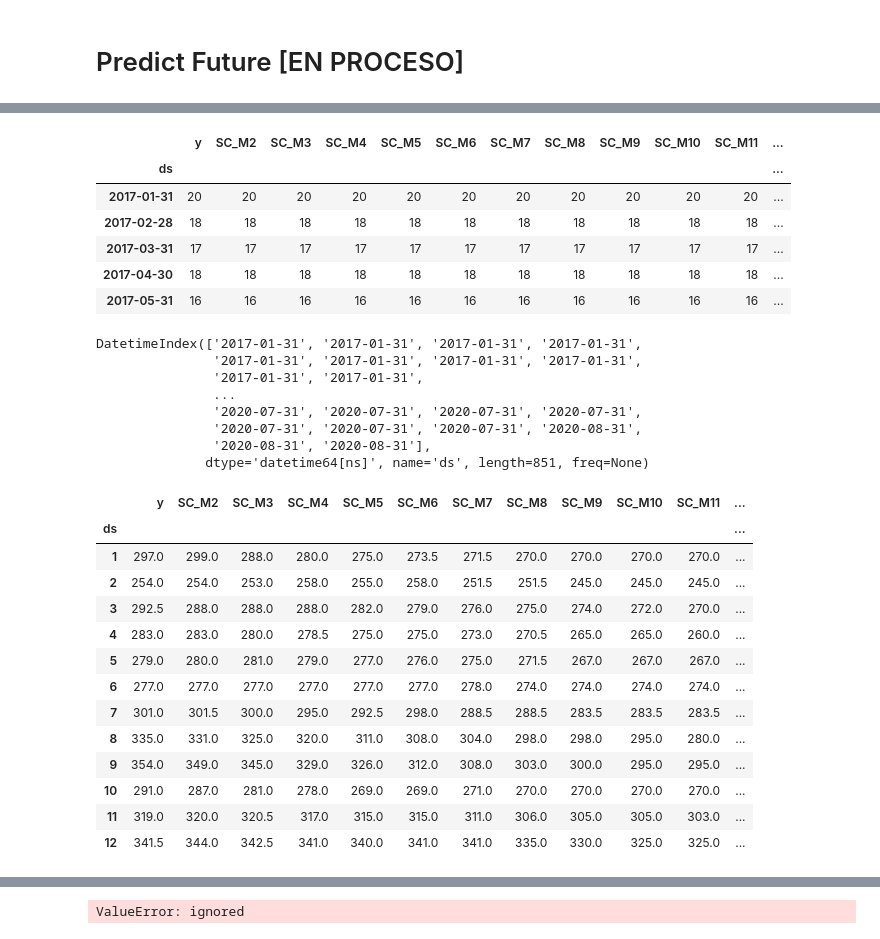
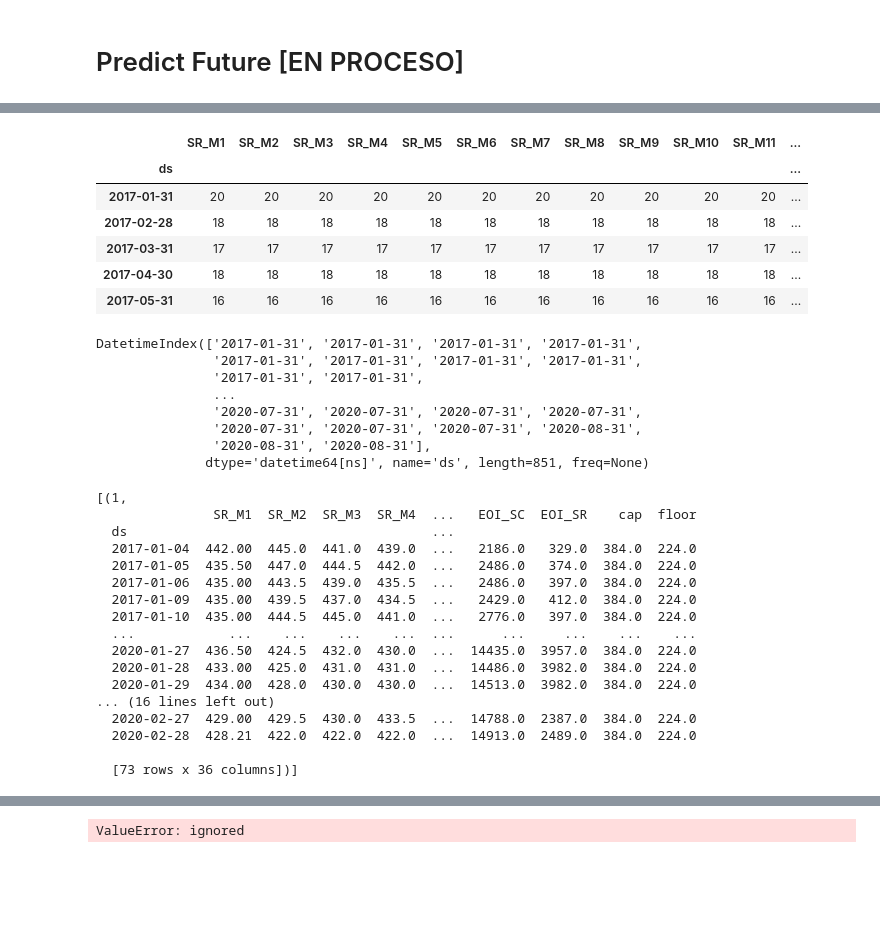
Before and after one commit to MateoPeri/steel-scrap-predictor, a Jupyter notebook: Steel Scrap Predictor.ipynb, the cells around one changed output, grey strips where cells are left out. Cells and saved outputs as stored; diff of their text form; code cells hidden in the pictures; blank space fills up the shorter version.

```diff
--- a/Steel Scrap Predictor.ipynb
+++ b/Steel Scrap Predictor.ipynb
@@ -224,8 +223,8 @@ future.tail()
 # %%
 future.set_index(['ds'], inplace=True)
-future.resample('M').count().head()
+#future.resample('M').count().head()
 # %% [output]
-|  | y | SC_M2 | SC_M3 | SC_M4 | SC_M5 | SC_M6 | SC_M7 | SC_M8 | SC_M9 | SC_M10 | SC_M11 | ... |
+|  | SR_M1 | SR_M2 | SR_M3 | SR_M4 | SR_M5 | SR_M6 | SR_M7 | SR_M8 | SR_M9 | SR_M10 | SR_M11 | ... |
 | ds |  |  |  |  |  |  |  |  |  |  |  | ... |
 | 2017-01-31 | 20 | 20 | 20 | 20 | 20 | 20 | 20 | 20 | 20 | 20 | 20 | ... |
 | 2017-02-28 | 18 | 18 | 18 | 18 | 18 | 18 | 18 | 18 | 18 | 18 | 18 | ... |
@@ -244,22 +243,25 @@ DatetimeIndex(['2017-01-31', '2017-01-31', '2017-01-31', '2017-01-31',
                '2020-08-31', '2020-08-31'],
               dtype='datetime64[ns]', name='ds', length=851, freq=None)
 # %%
-future.groupby([future.index.month]).first()
+list(future.groupby([future.index.month]))[:2]
 # %% [output]
-|  | y | SC_M2 | SC_M3 | SC_M4 | SC_M5 | SC_M6 | SC_M7 | SC_M8 | SC_M9 | SC_M10 | SC_M11 | ... |
-| ds |  |  |  |  |  |  |  |  |  |  |  | ... |
-| 1 | 297.0 | 299.0 | 288.0 | 280.0 | 275.0 | 273.5 | 271.5 | 270.0 | 270.0 | 270.0 | 270.0 | ... |
-| 2 | 254.0 | 254.0 | 253.0 | 258.0 | 255.0 | 258.0 | 251.5 | 251.5 | 245.0 | 245.0 | 245.0 | ... |
-| 3 | 292.5 | 288.0 | 288.0 | 288.0 | 282.0 | 279.0 | 276.0 | 275.0 | 274.0 | 272.0 | 270.0 | ... |
-| 4 | 283.0 | 283.0 | 280.0 | 278.5 | 275.0 | 275.0 | 273.0 | 270.5 | 265.0 | 265.0 | 260.0 | ... |
-| 5 | 279.0 | 280.0 | 281.0 | 279.0 | 277.0 | 276.0 | 275.0 | 271.5 | 267.0 | 267.0 | 267.0 | ... |
-| 6 | 277.0 | 277.0 | 277.0 | 277.0 | 277.0 | 277.0 | 278.0 | 274.0 | 274.0 | 274.0 | 274.0 | ... |
-| 7 | 301.0 | 301.5 | 300.0 | 295.0 | 292.5 | 298.0 | 288.5 | 288.5 | 283.5 | 283.5 | 283.5 | ... |
-| 8 | 335.0 | 331.0 | 325.0 | 320.0 | 311.0 | 308.0 | 304.0 | 298.0 | 298.0 | 295.0 | 280.0 | ... |
-| 9 | 354.0 | 349.0 | 345.0 | 329.0 | 326.0 | 312.0 | 308.0 | 303.0 | 300.0 | 295.0 | 295.0 | ... |
-| 10 | 291.0 | 287.0 | 281.0 | 278.0 | 269.0 | 269.0 | 271.0 | 270.0 | 270.0 | 270.0 | 270.0 | ... |
-| 11 | 319.0 | 320.0 | 320.5 | 317.0 | 315.0 | 315.0 | 311.0 | 306.0 | 305.0 | 305.0 | 303.0 | ... |
-| 12 | 341.5 | 344.0 | 342.5 | 341.0 | 340.0 | 341.0 | 341.0 | 335.0 | 330.0 | 325.0 | 325.0 | ... |
+[(1,
+               SR_M1  SR_M2  SR_M3  SR_M4  ...   EOI_SC  EOI_SR    cap  floor
+  ds                                       ...
+  2017-01-04  442.00  445.0  441.0  439.0  ...   2186.0   329.0  384.0  224.0
+  2017-01-05  435.50  447.0  444.5  442.0  ...   2486.0   374.0  384.0  224.0
+  2017-01-06  435.00  443.5  439.0  435.5  ...   2486.0   397.0  384.0  224.0
+  2017-01-09  435.00  439.5  437.0  434.5  ...   2429.0   412.0  384.0  224.0
+  2017-01-10  435.00  444.5  445.0  441.0  ...   2776.0   397.0  384.0  224.0
+  ...            ...    ...    ...    ...  ...      ...     ...    ...    ...
+  2020-01-27  436.50  424.5  432.0  430.0  ...  14435.0  3957.0  384.0  224.0
+  2020-01-28  433.00  425.0  431.0  431.0  ...  14486.0  3982.0  384.0  224.0
+  2020-01-29  434.00  428.0  430.0  430.0  ...  14513.0  3982.0  384.0  224.0
+... (16 lines left out)
+  2020-02-27  429.00  429.5  430.0  433.5  ...  14788.0  2387.0  384.0  224.0
+  2020-02-28  428.21  422.0  422.0  422.0  ...  14913.0  2489.0  384.0  224.0
+
+  [73 rows x 36 columns])]
 # %%
 # Iterate through dates in batches of 30 days (1 month aprox) --> maybe 30.25??
 # Substract amount of months since start
```
Also changed, not shown: parts of 9 cells of this notebook.
